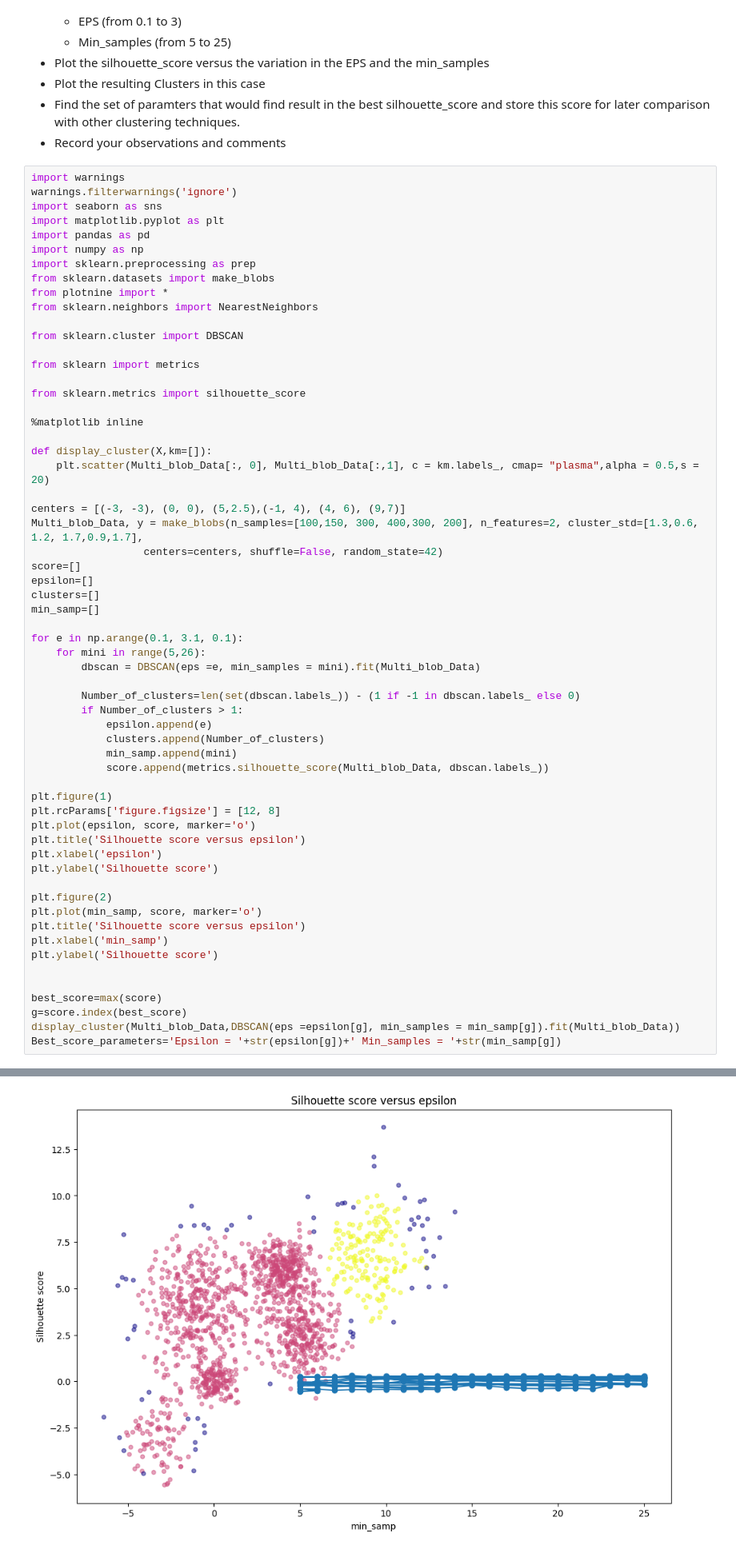
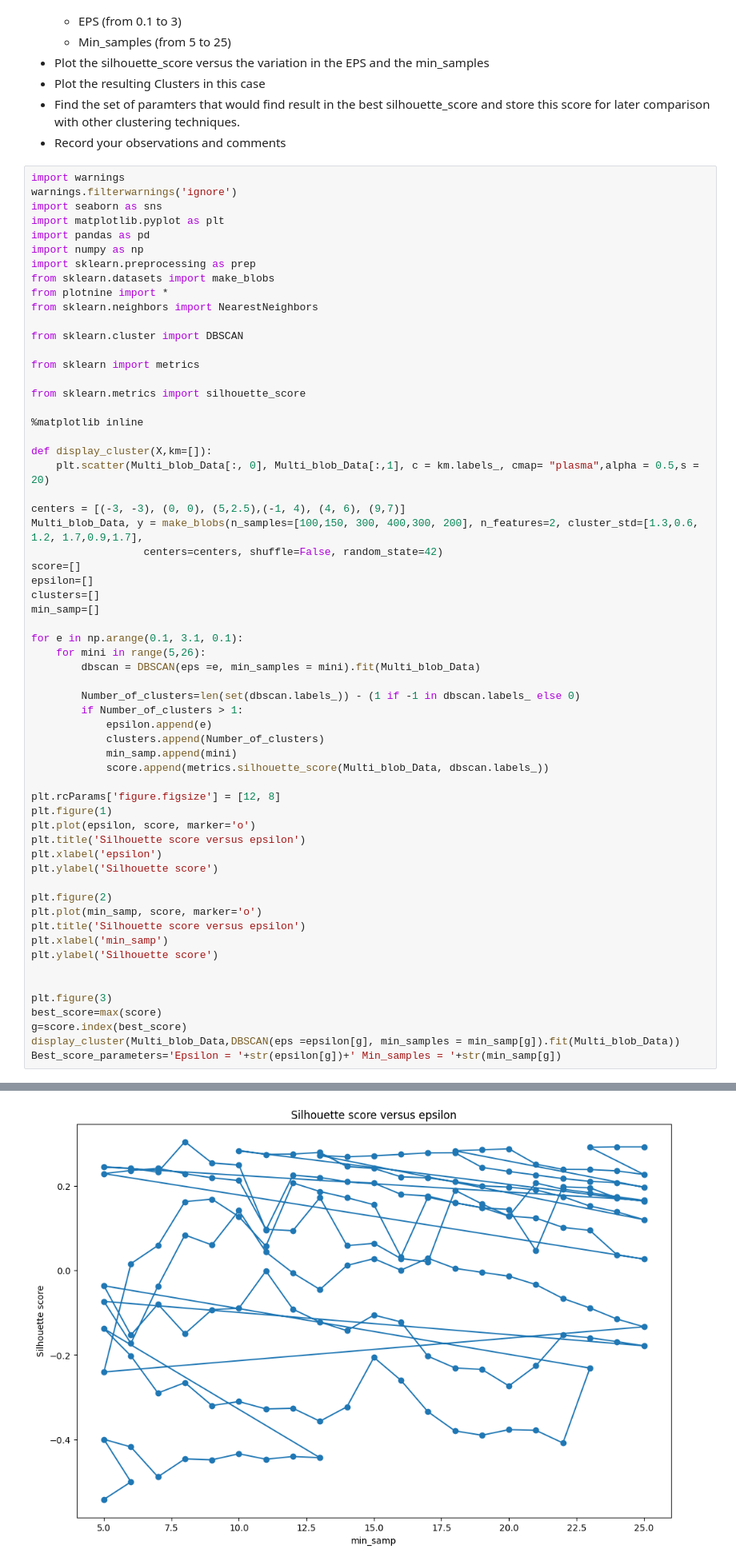
Before and after one commit to FATHY174/Machine-Learning-Assignments, a Jupyter notebook: Clustering Project.ipynb, the cells around one changed output, grey strips where cells are left out. Shown at 80% size. Drawn from its saved outputs; the diff is of its cells as text.

```diff
--- a/Clustering Project.ipynb
+++ b/Clustering Project.ipynb
@@ -300,32 +300,33 @@ min_samp=[]
 for e in np.arange(0.1, 3.1, 0.1):
     for mini in range(5,26):
         dbscan = DBSCAN(eps =e, min_samples = mini).fit(Multi_blob_Data)
 
         Number_of_clusters=len(set(dbscan.labels_)) - (1 if -1 in dbscan.labels_ else 0)
         if Number_of_clusters > 1:
             epsilon.append(e)
             clusters.append(Number_of_clusters)
             min_samp.append(mini)
             score.append(metrics.silhouette_score(Multi_blob_Data, dbscan.labels_))
 
+plt.rcParams['figure.figsize'] = [12, 8]
 plt.figure(1)
-plt.rcParams['figure.figsize'] = [12, 8]
 plt.plot(epsilon, score, marker='o')
 plt.title('Silhouette score versus epsilon')
 plt.xlabel('epsilon')
 plt.ylabel('Silhouette score')
 
 plt.figure(2)
 plt.plot(min_samp, score, marker='o')
 plt.title('Silhouette score versus epsilon')
 plt.xlabel('min_samp')
 plt.ylabel('Silhouette score')
 
 
+plt.figure(3)
 best_score=max(score)
 g=score.index(best_score)
 display_cluster(Multi_blob_Data,DBSCAN(eps =epsilon[g], min_samples = min_samp[g]).fit(Multi_blob_Data))
 Best_score_parameters='Epsilon = '+str(epsilon[g])+' Min_samples = '+str(min_samp[g])
 # %% [output]
 [figure]
-[figure, old version]
+[figure, new version]
```
Also changed, not shown: parts of 1 cell of this notebook.
